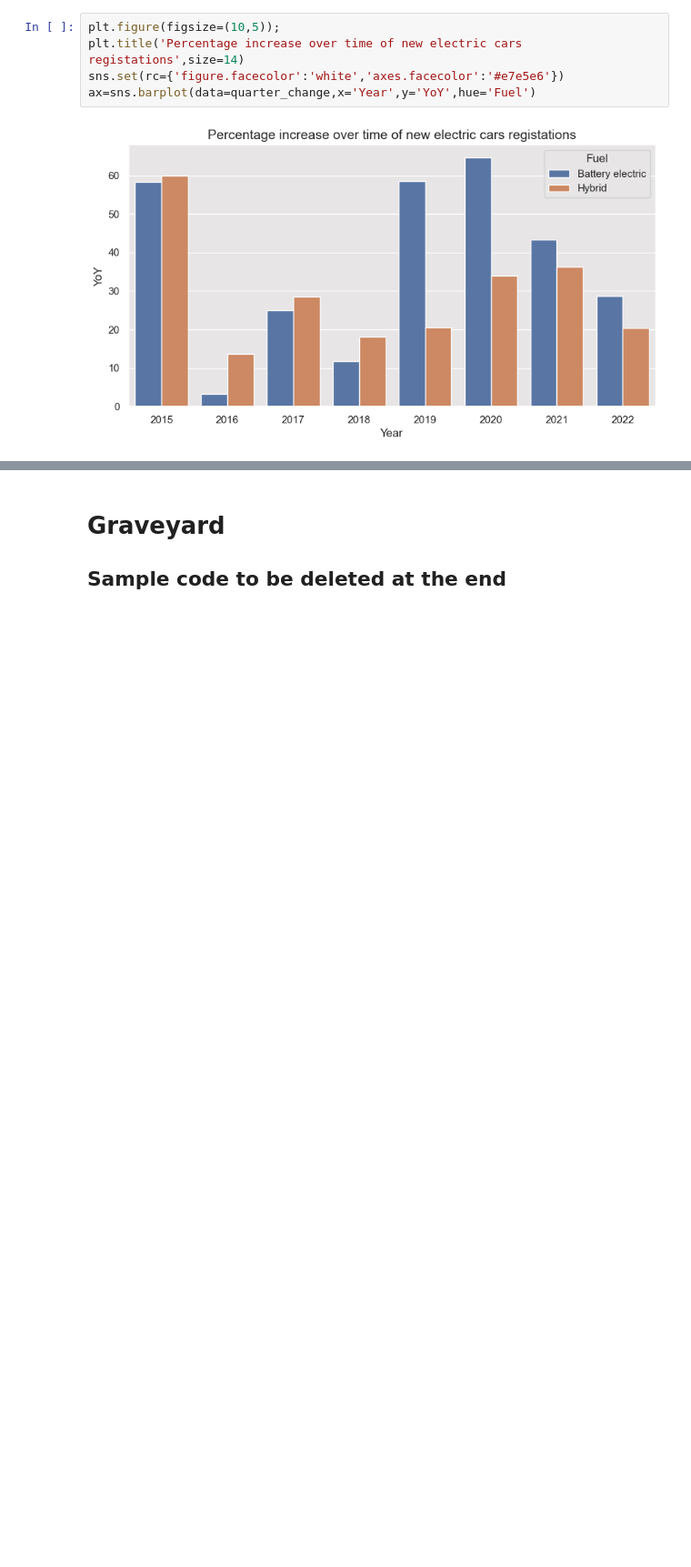
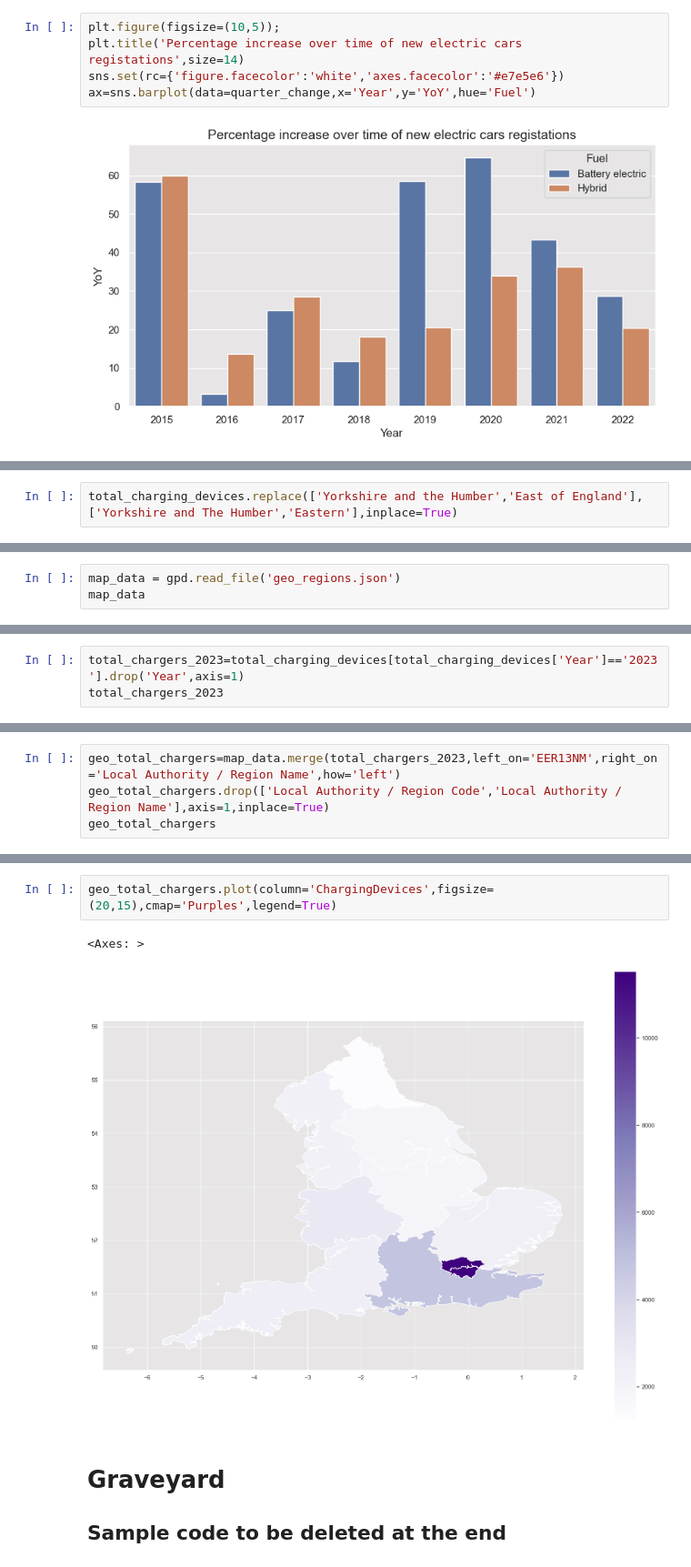
Before and after one commit to ssalazarheredia/vehicle_analysis, a Jupyter notebook: vehicle_analysis.ipynb, the cells around one changed output, grey strips where cells are left out. Shown at 91% size. Cells and saved outputs as stored; diff of their text form; blank space fills up the shorter version.

```diff
--- a/vehicle_analysis.ipynb
+++ b/vehicle_analysis.ipynb
@@ -203,0 +326,2 @@ ax=sns.barplot(data=make_reg,x='Year',y='CountModels',hue='Fuel')
+# %%
+total_charging_devices.replace(['Yorkshire and the Humber','East of England'],['Yorkshire and The Humber','Eastern'],inplace=True)
@@ -203,0 +356,3 @@ ax=sns.barplot(data=make_reg,x='Year',y='CountModels',hue='Fuel')
+# %%
+map_data = gpd.read_file('geo_regions.json')
+map_data
@@ -203,0 +388,3 @@ ax=sns.barplot(data=make_reg,x='Year',y='CountModels',hue='Fuel')
+# %%
+total_chargers_2023=total_charging_devices[total_charging_devices['Year']=='2023'].drop('Year',axis=1)
+total_chargers_2023
@@ -203,0 +402,4 @@ ax=sns.barplot(data=make_reg,x='Year',y='CountModels',hue='Fuel')
+# %%
+geo_total_chargers=map_data.merge(total_chargers_2023,left_on='EER13NM',right_on='Local Authority / Region Name',how='left')
+geo_total_chargers.drop(['Local Authority / Region Code','Local Authority / Region Name'],axis=1,inplace=True)
+geo_total_chargers
@@ -204,3 +417,8 @@ ax=sns.barplot(data=make_reg,x='Year',y='CountModels',hue='Fuel')
+# %%
+geo_total_chargers.plot(column='ChargingDevices',figsize=(20,15),cmap='Purples',legend=True)
+# %% [output]
+<Axes: >
+[figure, added]
 # %% [markdown]
 # Graveyard
 ## Sample code to be deleted at the end
```
Also changed, not shown: parts of 40 cells of this notebook, 4 other files.
